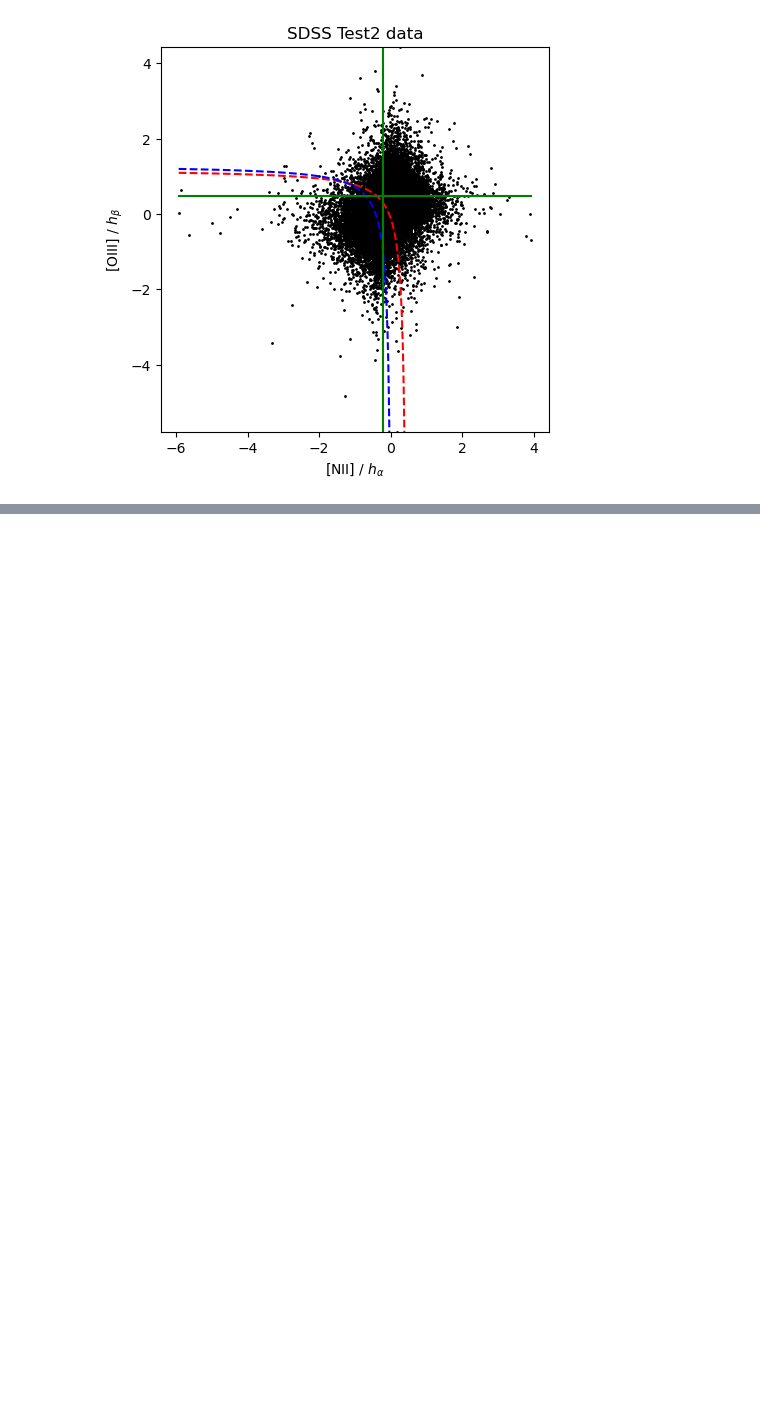
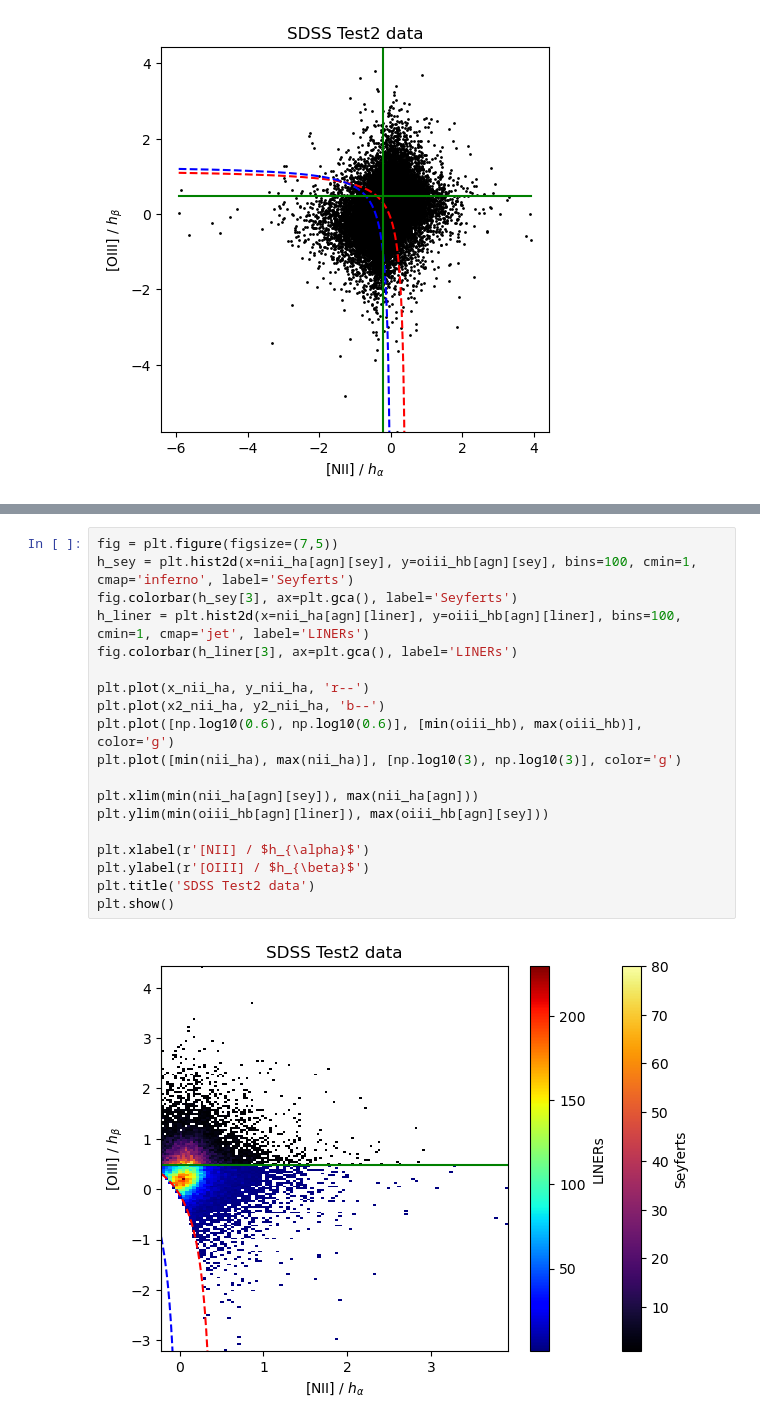
Before and after one commit to Dotoria/GU2_TP, a Jupyter notebook: TP_JSH/Test2_binning.ipynb, the cells around one changed output, grey strips where cells are left out. Saved outputs shown, nothing was run; the diff lists cells and outputs as text; blank space fills up the shorter version.

```diff
--- a/TP_JSH/Test2_binning.ipynb
+++ b/TP_JSH/Test2_binning.ipynb
@@ -170,0 +234,21 @@ plt.show()
+# %%
+fig = plt.figure(figsize=(7,5))
+h_sey = plt.hist2d(x=nii_ha[agn][sey], y=oiii_hb[agn][sey], bins=100, cmin=1, cmap='inferno', label='Seyferts')
+fig.colorbar(h_sey[3], ax=plt.gca(), label='Seyferts')
+h_liner = plt.hist2d(x=nii_ha[agn][liner], y=oiii_hb[agn][liner], bins=100, cmin=1, cmap='jet', label='LINERs')
+fig.colorbar(h_liner[3], ax=plt.gca(), label='LINERs')
+
+plt.plot(x_nii_ha, y_nii_ha, 'r--')
+plt.plot(x2_nii_ha, y2_nii_ha, 'b--')
+plt.plot([np.log10(0.6), np.log10(0.6)], [min(oiii_hb), max(oiii_hb)], color='g')
+plt.plot([min(nii_ha), max(nii_ha)], [np.log10(3), np.log10(3)], color='g')
+
+plt.xlim(min(nii_ha[agn][sey]), max(nii_ha[agn]))
+plt.ylim(min(oiii_hb[agn][liner]), max(oiii_hb[agn][sey]))
+
+plt.xlabel(r'[NII] / $h_{\alpha}$')
+plt.ylabel(r'[OIII] / $h_{\beta}$')
+plt.title('SDSS Test2 data')
+plt.show()
+# %% [output]
+[figure, added]
```
Also changed, not shown: parts of 9 cells of this notebook.
